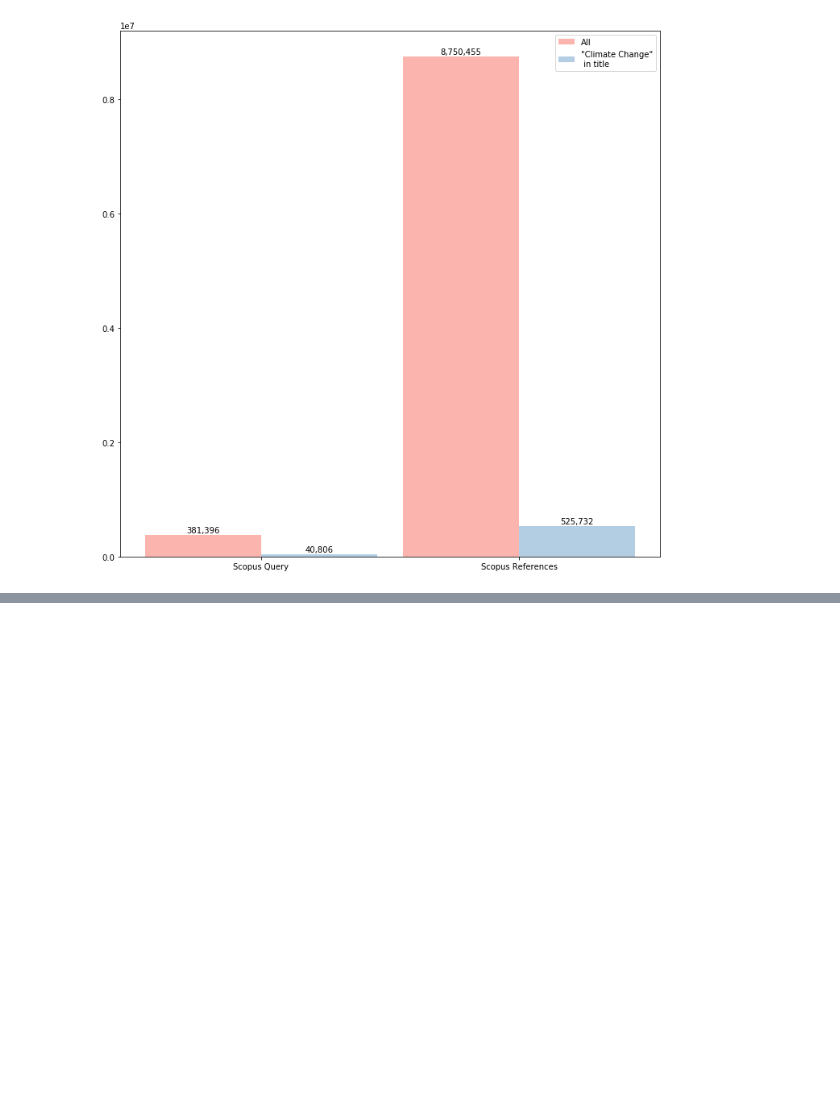
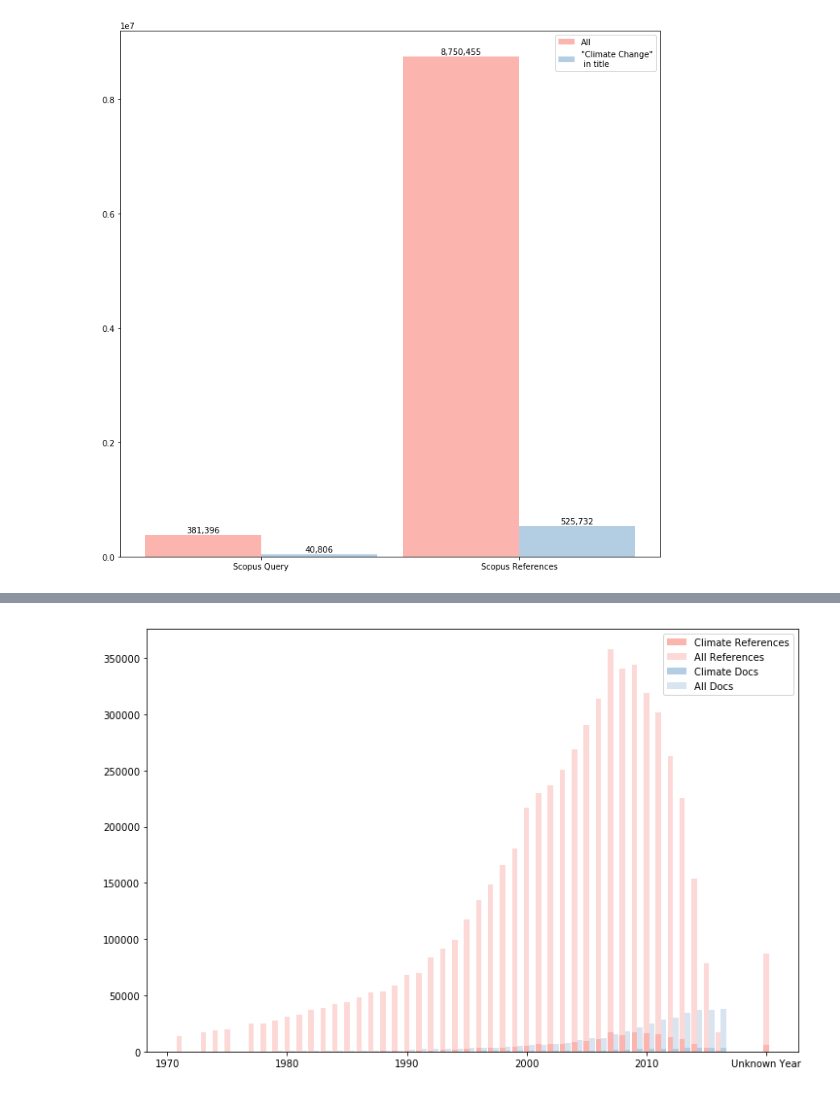
Before and after one commit to mcallaghan/big_literature, a Jupyter notebook: py/scopus_refs.ipynb, the cells around one changed output, grey strips where cells are left out. Cells and saved outputs as stored; diff of their text form; code cells hidden in the pictures; blank space fills up the shorter version.

```diff
--- a/py/scopus_refs.ipynb
+++ b/py/scopus_refs.ipynb
@@ -73,0 +94,19 @@ plt.show()
+# %%
+pipeline = [
+    {"$group" : {"_id":"$PY", "count":{"$sum":1}}}
+]
+clipy_results = list(scopus_ref.objects.filter(text__icontains="climate change",PY__exists=1).aggregate(*pipeline))
+# %%
+nopy_results = scopus_ref.objects.filter(PY__exists=0).count()
+clinopy_results = scopus_ref.objects.filter(text__icontains="climate change",PY__exists=0).count()
+# %%
+pipeline = [
+    {"$group" : {"_id":"$PY", "count":{"$sum":1}}}
+]
+doc_results = list(scopus_doc.objects.aggregate(*pipeline))
+# %%
+pipeline = [
+    {"$match": {"TI": {"$regex": ".*climate change.*" }}},
+    {"$group" : {"_id":"$PY", "count":{"$sum":1}}}
+]
+clidoc_results = list(scopus_doc.objects.aggregate(*pipeline))
@@ -73,0 +117,60 @@ plt.show()
+# %%
+py = pd.DataFrame.from_dict(py_results).rename(index=str,columns={"count": "ref_count"})
+cp = pd.DataFrame.from_dict(clipy_results).rename(index=str,columns={"count": "cref_count"})
+
+print(cp)
+
+print(cp.cref_count.sum())
+
+dy = pd.DataFrame.from_dict(doc_results).rename(index=str,columns={"count": "doc_count"})
+cdy = pd.DataFrame.from_dict(clidoc_results).rename(index=str,columns={"count": "cdoc_count"})
+
+bad_refs = py[(py['_id']<1800) | (py['_id']>2016)].ref_count.sum()
+bad_crefs = cp[(cp['_id']<1800) | (cp['_id']>2016)].cref_count.sum()
+
+other_crefs = cp[(cp['_id']<1990) & (cp['_id']>1800)].cref_count.sum()
+
+print(other_crefs)
+
+
+
+py = py.merge(dy).merge(cp).merge(cdy)
+
+py['ncref_count'] = py.apply(lambda x: x['ref_count'] - x['cref_count'],axis=1)
+py['ncdoc_count'] = py.apply(lambda x: x['doc_count'] - x['cdoc_count'],axis=1)
+
+
+print(py.head())
+
+py = py[(py['ref_count']>10) & (py['_id']>1970)]
+
+
+width = 0.45
+
+py = py.sort_values(by='_id', ascending=1).reset_index(drop=True)
+
+fig_size = [None,None]
+fig_size[0] = 12 #width
+fig_size[1] = 8 #height
+plt.rcParams["figure.figsize"] = fig_size
+
+fig, ax = plt.subplots()
+
+p0 = ax.bar(py._id,py['cref_count'],color='#fbb4ae',width=width)
+p1 = ax.bar(py._id,py['ncref_count'],color='#fbb4ae',width=width,bottom=py['cref_count'],alpha=0.5)
+p2 = ax.bar(py._id+width,py['cdoc_count'],color='#b3cde3',width=width)
+p3 = ax.bar(py._id+width,py['ncdoc_count'],color='#b3cde3',width=width,bottom=py['cdoc_count'],alpha=0.5)
+
+p4 = ax.bar(2020,nopy_results+bad_refs,color='#fbb4ae',width=width,alpha=0.5)
+p4 = ax.bar(2020,clinopy_results+bad_crefs,color='#fbb4ae',width=width)
+
+# Draw the figure so we can change the x ticks
+fig.canvas.draw()
+labels = [item.get_text() for item in ax.get_xticklabels()]
+labels[-2] = 'Unknown Year'
+ax.set_xticklabels(labels)
+
+ax.legend((p0[0],p1[0],p2[0],p3[0]),('Climate References','All References','Climate Docs','All Docs'))
+plt.savefig('../plots/scopus_docs_refs_time.png',bbox_inches='tight')
+plt.show()
+# %% [output]
@@ -73,0 +194 @@ plt.show()
+[figure, added]
```
Also changed, not shown: parts of 10 cells of this notebook, 2 other files.
